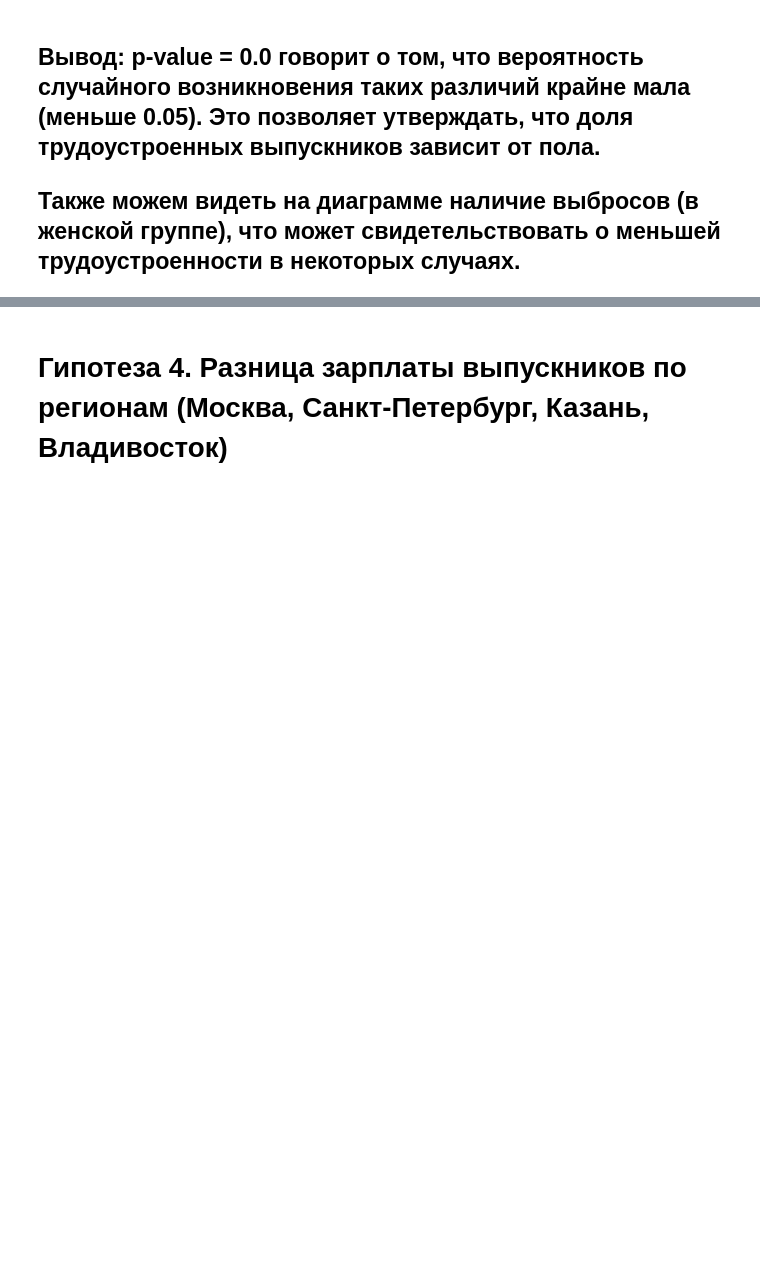
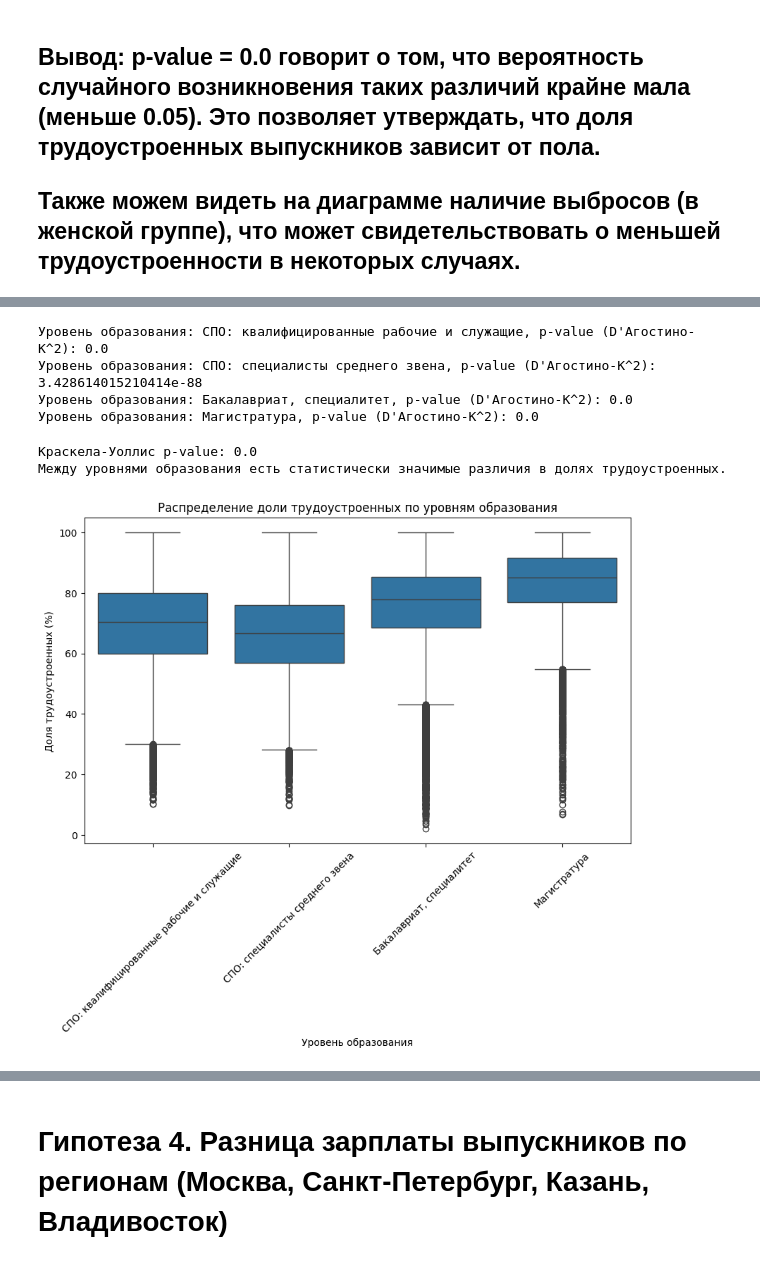
Before and after one commit to Nar743/stat-education, a Jupyter notebook: notebook2.ipynb, the cells around one changed output, grey strips where cells are left out. Saved outputs shown, nothing was run; the diff lists cells and outputs as text; code cells hidden in the pictures; blank space fills up the shorter version.

```diff
--- a/notebook2.ipynb
+++ b/notebook2.ipynb
@@ -173 +163,41 @@ p-value: 0.00000000000000000000
+# %%
+from scipy.stats import normaltest
+
+# Проверяем нормальность распределения доли трудоустроенных для каждой группы
+for level in data['education_level'].unique():
+    level_data = data[data['education_level'] == level]['percent_employed']
+    stat, p = normaltest(level_data)
+    print(f"Уровень образования: {level}, p-value (D'Агостино-К^2): {p}")
+# %% [output]
+Уровень образования: СПО: квалифицированные рабочие и служащие, p-value (D'Агостино-К^2): 0.0
+Уровень образования: СПО: специалисты среднего звена, p-value (D'Агостино-К^2): 3.428614015210414e-88
+Уровень образования: Бакалавриат, специалитет, p-value (D'Агостино-К^2): 0.0
+Уровень образования: Магистратура, p-value (D'Агостино-К^2): 0.0
+# %%
+# Группируем данные для теста Краскела-Уоллиса
+groups = [data[data['education_level'] == level]['percent_employed'] for level in data['education_level'].unique()]
+
+# Применяем тест
+stat, p = kruskal(*groups)
+print(f"Краскела-Уоллис p-value: {p}")
+
+# Вывод
+if p < 0.05:
+    print("Между уровнями образования есть статистически значимые различия в долях трудоустроенных.")
+else:
+    print("Статистически значимых различий между уровнями образования не обнаружено.")
+# %% [output]
+Краскела-Уоллис p-value: 0.0
+Между уровнями образования есть статистически значимые различия в долях трудоустроенных.
+# %%
+# Построим ящичковую диаграмму
+plt.figure(figsize=(10, 6))
+sns.boxplot(data=data, x='education_level', y='percent_employed')
+plt.title('Распределение доли трудоустроенных по уровням образования')
+plt.xlabel('Уровень образования')
+plt.ylabel('Доля трудоустроенных (%)')
+plt.xticks(rotation=45)
+plt.show()
+# %% [output]
+[figure, added]
 # %% [markdown]
```
Also changed, not shown: parts of 10 cells of this notebook.
